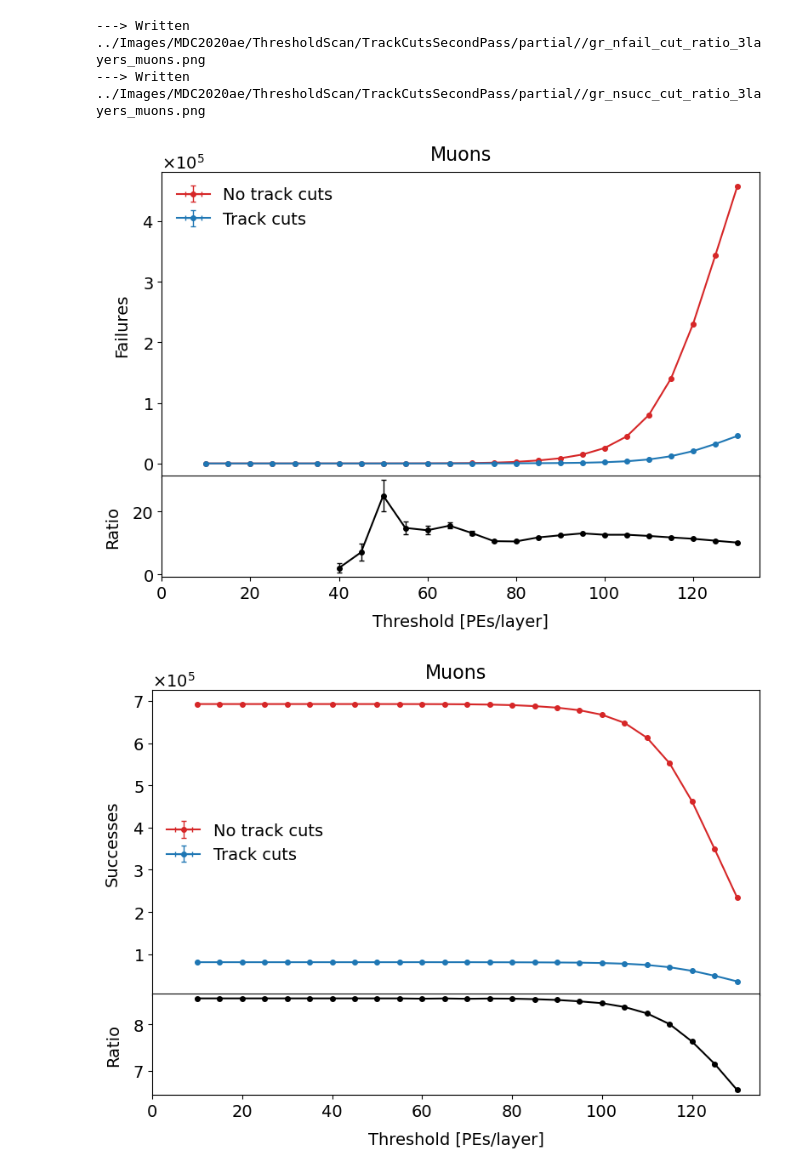
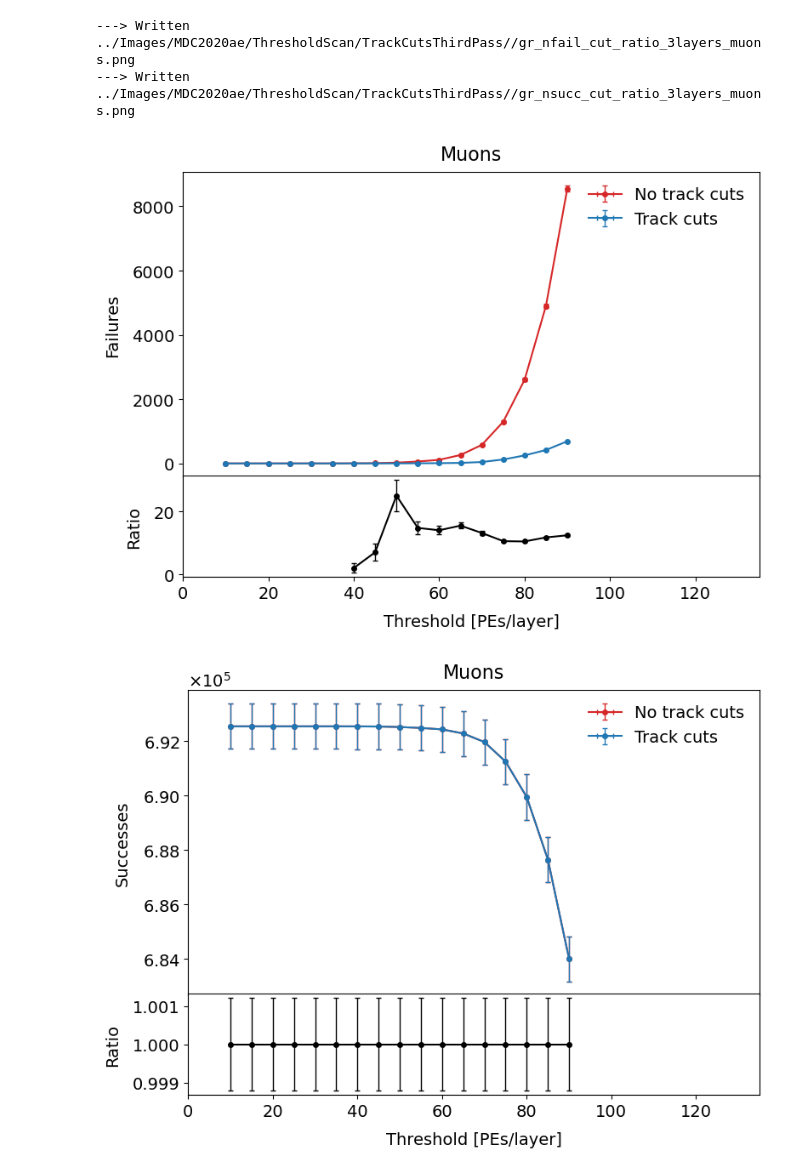
Before and after one commit to sam-grant/CRVSim, a Jupyter notebook: Analyses/Jupyter/PlotModuleEfficiency.ipynb, the cells around one changed output. Cells and saved outputs as stored; diff of their text form; code cells hidden in the pictures.

```diff
--- a/Analyses/Jupyter/PlotModuleEfficiency.ipynb
+++ b/Analyses/Jupyter/PlotModuleEfficiency.ipynb
@@ -79,10 +79,11 @@ def PlotGraphOverlay(graphs_, title=None, xlabel=None, ylabel=None, xmin=0, xmax
     return
 # %%
 # Produce graph objects of inefficiency, failures, successes
-def GetScan(PEs_, layer=3, particle="all", cut="singles", dataset="MDC2020ae"):
+def GetScan(PEs_, layer=3, particle="all", cut="no_track_cuts", dataset="MDC2020ae"):
 
     if False: print(f"---> Getting scan data for {layer}/4 layers, {particle}, {cut}, {dataset}.")
 
+    # inDir=f"../Txt/{dataset}/AugustCRVMeeting/SecondPass/concatenated/results"
     inDir=f"../Txt/{dataset}/concatenated/results"
 
     # # Template
@@ -115,6 +116,8 @@ def GetScan(PEs_, layer=3, particle="all", cut="singles", dataset="MDC2020ae"):
 
         data_ = pd.read_csv(finName)
 
+        # print(data_)
+
         ineff_["y"][i] = np.sum(data_["Failures"])/np.sum(data_["Total"])
         ineff_["yerr"][i] = GetIneffUnc(data_) # SE(q) = sqrt(q(1-q)/n)
 
@@ -131,12 +134,12 @@ def GetScan(PEs_, layer=3, particle="all", cut="singles", dataset="MDC2020ae"):
     return {"ineff" : ineff_, "nfail" : nfail_, "nsucc" : nsucc_}
 # %%
 # Setup parameters
-# partial = False
+partial = True
 dataset = "MDC2020ae"
 PEs_ = np.arange(10, 135, 5)
-# if partial:
-#     PEs_ = np.arange(10, 65, 5)
-outDir=f"../Images/{dataset}/ThresholdScan/TrackCutsSecondPass/"
+if partial:
+    PEs_ = np.arange(10, 95, 5)
+outDir=f"../Images/{dataset}/ThresholdScan/TrackCutsThirdPass/"
 # %%
 # Compare inefficiency between layers (good sanity check)
 particle = "all"
@@ -348,19 +352,19 @@ PlotGraphRatio( {"No track cuts" : GetScan(PEs_, layer, "all", "singles")["nsucc
 # %%
 # Muons
 particle="muons"
-PlotGraphRatio( {"No track cuts" : GetScan(PEs_, layer, particle, "singles")["nfail"],
-                   "Track cuts" : GetScan(PEs_, layer, particle, "singles_track_cuts")["nfail"] }
+PlotGraphRatio( {"No track cuts" : GetScan(PEs_, layer, particle, "no_track_cuts")["nfail"],
+                   "Track cuts" : GetScan(PEs_, layer, particle, "track_cuts")["nfail"] }
                  , xmax=135, title="Muons", xlabel="Threshold [PEs/layer]", ylabel=f"Failures", fout=f"{outDir}/gr_nfail_cut_ratio_{layer}layers_{particle}.png", log=False)
 # Muons
 # particle="muons"
-PlotGraphRatio( {"No track cuts" : GetScan(PEs_, layer, particle, "singles")["nsucc"],
-                   "Track cuts" : GetScan(PEs_, layer, particle, "singles_track_cuts")["nsucc"] }
+PlotGraphRatio( {"No track cuts" : GetScan(PEs_, layer, particle, "no_track_cuts")["nsucc"],
+                   "Track cuts" : GetScan(PEs_, layer, particle, "track_cuts")["nsucc"] }
                  , xmax=135, title="Muons", xlabel="Threshold [PEs/layer]", ylabel=f"Successes", fout=f"{outDir}/gr_nsucc_cut_ratio_{layer}layers_{particle}.png", log=False)
 # %% [output]
----> Written ../Images/MDC2020ae/ThresholdScan/TrackCutsSecondPass/partial//gr_nfail_cut_ratio_3layers_muons.png
----> Written ../Images/MDC2020ae/ThresholdScan/TrackCutsSecondPass/partial//gr_nsucc_cut_ratio_3layers_muons.png
+---> Written ../Images/MDC2020ae/ThresholdScan/TrackCutsThirdPass//gr_nfail_cut_ratio_3layers_muons.png
+---> Written ../Images/MDC2020ae/ThresholdScan/TrackCutsThirdPass//gr_nsucc_cut_ratio_3layers_muons.png
-[figure, old version]
+[figure, new version]
-[figure, old version]
+[figure, new version]
 # %%
 # Non muons
 particle="non_muons"
```
Also changed, not shown: parts of 9 cells of this notebook.
